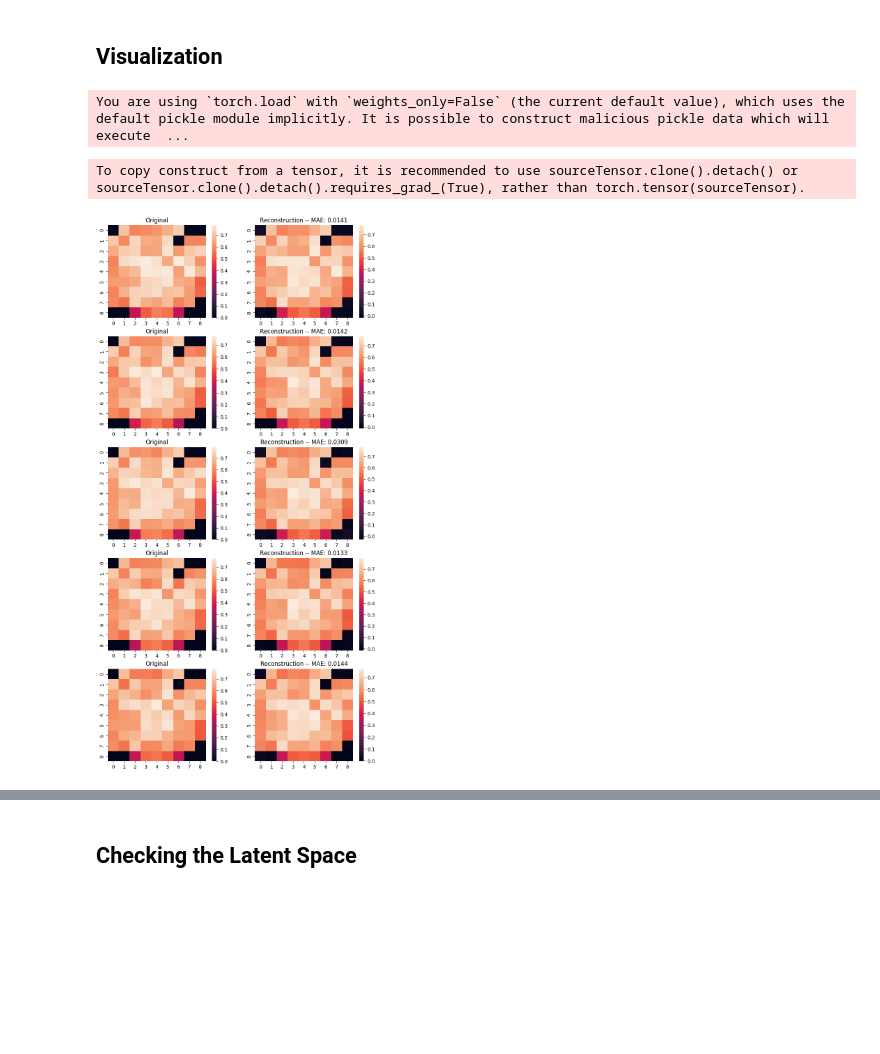
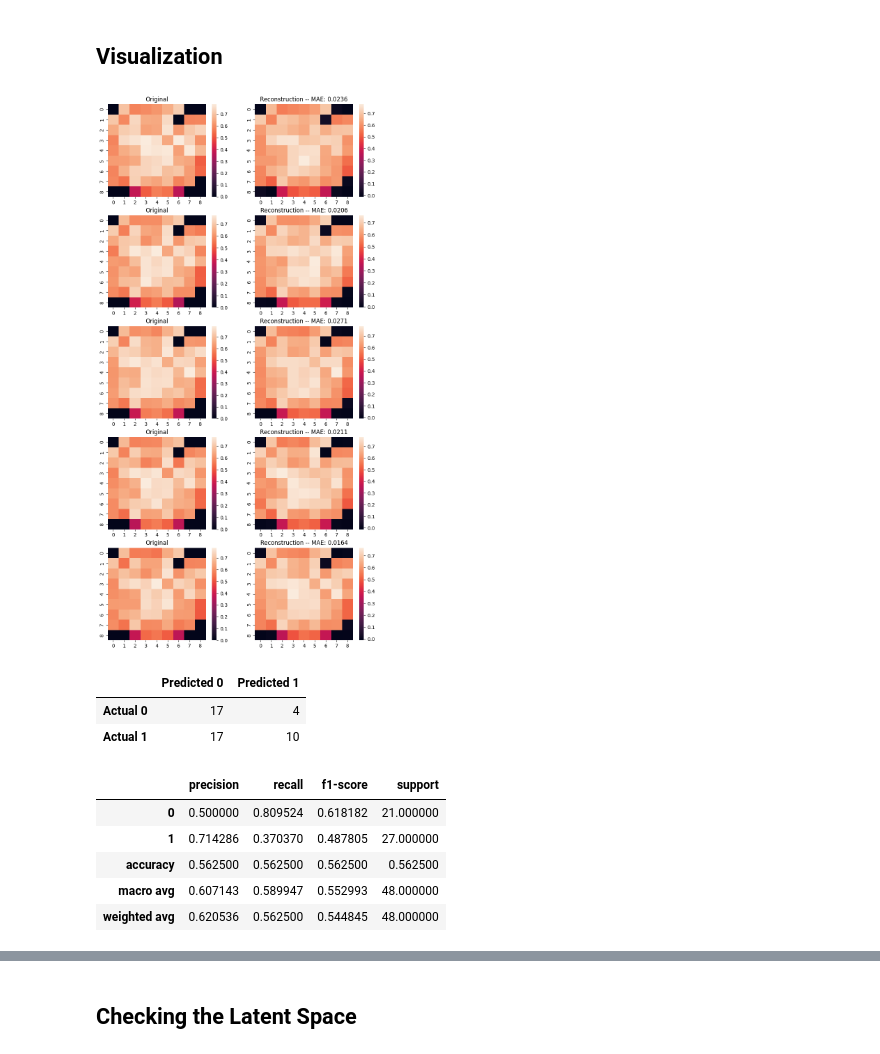
Before and after one commit to SAint7579/DTI_2D_representation, a Jupyter notebook: Autoencoder_DTI_AuxClassifier.ipynb, the cells around one changed output, grey strips where cells are left out. Drawn from its saved outputs; the diff is of its cells as text; code cells hidden in the pictures; blank space fills up the shorter version.

```diff
--- a/Autoencoder_DTI_AuxClassifier.ipynb
+++ b/Autoencoder_DTI_AuxClassifier.ipynb
@@ -203,15 +164,18 @@ def train_model(train_loader, test_loader, model, optimizer, n_epochs=100, batch
         train_loss_recon = 0
         train_loss_kl = 0
         train_loss_class = 0
+        train_loss_l1 = 0
         for X_batch, y_batch in train_loader:
             X_batch, y_batch = X_batch.to(device), y_batch.to(device)
             optimizer.zero_grad()
-            x_recon, class_logits, mu, logvar = model(X_batch)
+            x_recon, class_logits, mu, logvar, fm_feats = model(X_batch)
             ## Get the latent vector
             z = model.reparameterize(mu, logvar)
             ## Flatten class logits
             class_logits = class_logits.view(-1)
-            total_loss, total_vae_loss, recon_loss, kl_loss, class_loss = autoencoder_loss(X_batch, x_recon, y_batch, class_logits, z, mu, logvar, class_loss_weight=1.25, vae_loss_weight=0.25, beta=5)
+            ## Get the wegiths from fc_mu and fc_logvar
+            l1_matrix = None
+            total_loss, total_vae_loss, recon_loss, kl_loss, class_loss, l1_loss = autoencoder_loss(X_batch, x_recon, y_batch, class_logits, z, mu, logvar, l1_matrix = l1_matrix, class_loss_weight=1.25, vae_loss_weight=0.25, beta=5)
 
             target_loss = total_loss
             target_loss.backward()
@@ -223,6 +187,7 @@ def train_model(train_loader, test_loader, model, optimizer, n_epochs=100, batch
             train_loss_recon += recon_loss.item()
             train_loss_kl += kl_loss.item()
             train_loss_class += class_loss.item()
+            train_loss_l1 += l1_loss.item()
 
         model.eval()
         test_loss = 0
@@ -230,23 +195,27 @@ def train_model(train_loader, test_loader, model, optimizer, n_epochs=100, batch
         test_loss_recon = 0
         test_loss_kl = 0
         test_loss_class = 0
+        test_loss_l1 = 0
         with torch.no_grad():
             for X_batch, y_batch in test_loader:
                 X_batch, y_batch = X_batch.to(device), y_batch.to(device)
-                x_recon, class_logits, mu, logvar = model(X_batch)
+                x_recon, class_logits, mu, logvar, fm_feats  = model(X_batch)
                 ## Get the latent vector
                 z = model.reparameterize(mu, logvar)
                 class_logits = class_logits.view(-1)
-                total_loss, total_vae_loss, recon_loss, kl_loss, class_loss = autoencoder_loss(X_batch, x_recon, y_batch, class_logits, z, mu, logvar, class_loss_weight=1.25, vae_loss_weight=0.25, beta=5)
+                ## Get the wegiths from fc_mu and fc_logvar
+                l1_matrix = None
+                total_loss, total_vae_loss, recon_loss, kl_loss, class_loss, l1_loss = autoencoder_loss(X_batch, x_recon, y_batch, class_logits, z, mu, logvar, l1_matrix = l1_matrix, class_loss_weight=1.25, vae_loss_weight=0.25, beta=5)
                 ## Getting the loss for testing
                 test_loss += total_loss.item()
                 test_vae_loss += total_vae_loss.item()
                 test_loss_recon += recon_loss.item()
                 test_loss_kl += kl_loss.item()
                 test_loss_class += class_loss.item()
+                test_loss_l1 += l1_loss.item()
 
-        train_losses.append({'total_loss': train_loss/len(train_loader), 'vae_loss': train_vae_loss/len(train_loader), 'recon_loss': train_loss_recon/len(train_loader), 'kl_loss': train_loss_kl/len(train_loader), 'class_loss': train_loss_class/len(train_loader)})
-        test_losses.append({'total_loss': test_loss/len(test_loader), 'vae_loss': test_vae_loss/len(train_loader), 'recon_loss': test_loss_recon/len(test_loader), 'kl_loss': test_loss_kl/len(test_loader), 'class_loss': test_loss_class/len(test_loader)})
+        train_losses.append({'total_loss': train_loss/len(train_loader), 'vae_loss': train_vae_loss/len(train_loader), 'recon_loss': train_loss_recon/len(train_loader), 'kl_loss': train_loss_kl/len(train_loader), 'class_loss': train_loss_class/len(train_loader), 'l1_loss': train_loss_l1/len(train_loader)})
+        test_losses.append({'total_loss': test_loss/len(test_loader), 'vae_loss': test_vae_loss/len(train_loader), 'recon_loss': test_loss_recon/len(test_loader), 'kl_loss': test_loss_kl/len(test_loader), 'class_loss': test_loss_class/len(test_loader), 'l1_loss': test_loss_l1/len(test_loader)})
         if verbose:
             print(f'Epoch {epoch+1}/{n_epochs}')
             print("Training")
@@ -271,12 +240,13 @@ def train_model(train_loader, test_loader, model, optimizer, n_epochs=100, batch
 
         else:
             es_counter += 1
-            if es_counter == 100:
-                print('Early stopping')
-                print(f'Best Test loss: {best_loss}')
-                ## Load the best model
-                model.load_state_dict(torch.load('../Dataset/Saved_models/temp_best_model.pth'))
-                return model, best_loss, {'train': train_losses, 'test': test_losses}
+
+        if es_counter == 20 or epoch == n_epochs-1:
+            print('Early stopping')
+            print(f'Best Test loss: {best_loss}')
+            ## Load the best model
+            model.load_state_dict(torch.load('../Dataset/Saved_models/temp_best_model.pth'))
+            return model, best_loss, {'train': train_losses, 'test': test_losses}
 # %%
 from sklearn.metrics import confusion_matrix, classification_report, accuracy_score, f1_score
 # %%
@@ -347,5 +493,5 @@ print("Std F1: ", np.std(f1))
 # %%
-backbone = DTI_autoencoder(num_classes=1, latent_dim=32)
+backbone = Spatial_DTI_autoencoder(num_classes=1, latent_dim=4, fm_latent_dim=16)
 optimizer = torch.optim.Adam(backbone.parameters(), lr=0.001)
 
 ## Move to device
@@ -365,8 +511,8 @@ model,_,loss_dict = train_model(train_loader,
                     test_loader,
                     model=backbone,
                     optimizer=optimizer,
-                    n_epochs=1000,
+                    n_epochs=10000,
                     batch_size=16,
                     verbose=True)
 
-x_recon, y_pred, mu, logvar = model(torch.tensor(X_test, dtype=torch.float32))
+x_recon, y_pred, mu, logvar, fm_feats = model(torch.tensor(X_test, dtype=torch.float32))
@@ -392,31 +556,53 @@ torch.save(model.state_dict(), '../Dataset/Saved_models/DTI_autoencoder.pth')
 ## Visualization
 # %%
 device = torch.device('cuda') if torch.cuda.is_available() else torch.device('cpu')
-model = DTI_autoencoder(num_classes=1, latent_dim=32)
+model = Spatial_DTI_autoencoder(num_classes=1, latent_dim=4, fm_latent_dim=16)
 model.load_state_dict(torch.load('../Dataset/Saved_models/DTI_autoencoder.pth'))
 model = model.to(device)
-# %% [output]
-You are using `torch.load` with `weights_only=False` (the current default value), which uses the default pickle module implicitly. It is possible to construct malicious pickle data which will execute  ...
 # %%
 ## Get the prediction on Y_test
-x_recon, y_pred, mu, logvar = model(torch.tensor(X_test, dtype=torch.float32).to(device))
+x_recon, y_pred, mu, logvar, fm_feats = model(torch.tensor(X_test, dtype=torch.float32).to(device))
 
 ## Make a color plot of x_recon and X_test for 5 samples
 fig, ax = plt.subplots(5, 2, figsize=(10, 20))
 for i in range(5):
     sns.heatmap(X_test[i][0].cpu().detach().numpy(), ax=ax[i, 0])
     sns.heatmap(x_recon[i].cpu().detach().numpy().squeeze(), ax=ax[i, 1])
 
     ## Calculate mean absolute error
     mae = np.abs(X_test[i][0].cpu().detach().numpy() - x_recon[i].cpu().detach().numpy().squeeze()).mean()
     ## Add this to the title as a super title
     ax[i, 0].set_title("Original")
     ax[i, 1].set_title(f'Reconstruction -- MAE: %1.4f' % mae)
 
 plt.show()
 # %% [output]
-To copy construct from a tensor, it is recommended to use sourceTensor.clone().detach() or sourceTensor.clone().detach().requires_grad_(True), rather than torch.tensor(sourceTensor).
-[figure, old version]
+[figure, new version]
+# %%
+## Plot conf matrix of y_pred and Y_test
+y_pred_classes = y_pred.cpu().detach().numpy()
+Y_test_classes = Y_test.cpu().detach().numpy()
+y_pred_classes = np.where(y_pred_classes > 0.5, 1, 0)
+Y_test_classes = np.where(Y_test_classes > 0.5, 1, 0)
+
+from sklearn.metrics import confusion_matrix, classification_report
+conf_matrix = confusion_matrix(Y_test_classes, y_pred_classes)
+display(pd.DataFrame(conf_matrix, columns=['Predicted 0', 'Predicted 1'], index=['Actual 0', 'Actual 1']).style.background_gradient(axis=None))
+## Print classification report
+report = classification_report(Y_test_classes, y_pred_classes, target_names=['0', '1'], output_dict=True)
+## Print the report as a dataframe
+report = pd.DataFrame(report).transpose()
+display(report.style.background_gradient(cmap='Blues'))
+# %% [output]
+|  | Predicted 0 | Predicted 1 |
+| Actual 0 | 17 | 4 |
+| Actual 1 | 17 | 10 |
+|  | precision | recall | f1-score | support |
+| 0 | 0.500000 | 0.809524 | 0.618182 | 21.000000 |
+| 1 | 0.714286 | 0.370370 | 0.487805 | 27.000000 |
+| accuracy | 0.562500 | 0.562500 | 0.562500 | 0.562500 |
+| macro avg | 0.607143 | 0.589947 | 0.552993 | 48.000000 |
+| weighted avg | 0.620536 | 0.562500 | 0.544845 | 48.000000 |
 # %%
 ## Calculate reconstruction loss on test
 recon_loss = np.abs(X_test.cpu().detach().numpy() - x_recon.cpu().detach().numpy()).mean(axis=(1, 2, 3))
```
Also changed, not shown: parts of 23 cells of this notebook, 5 other files.
